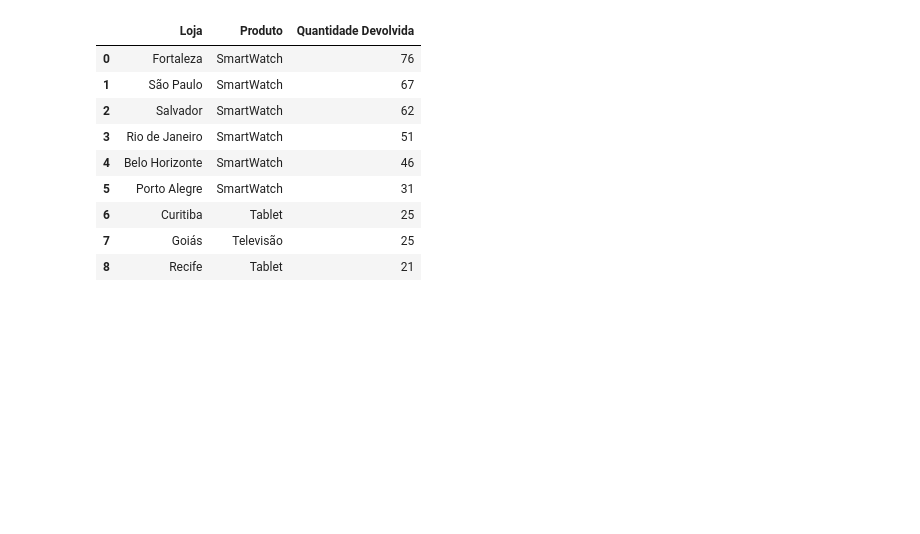
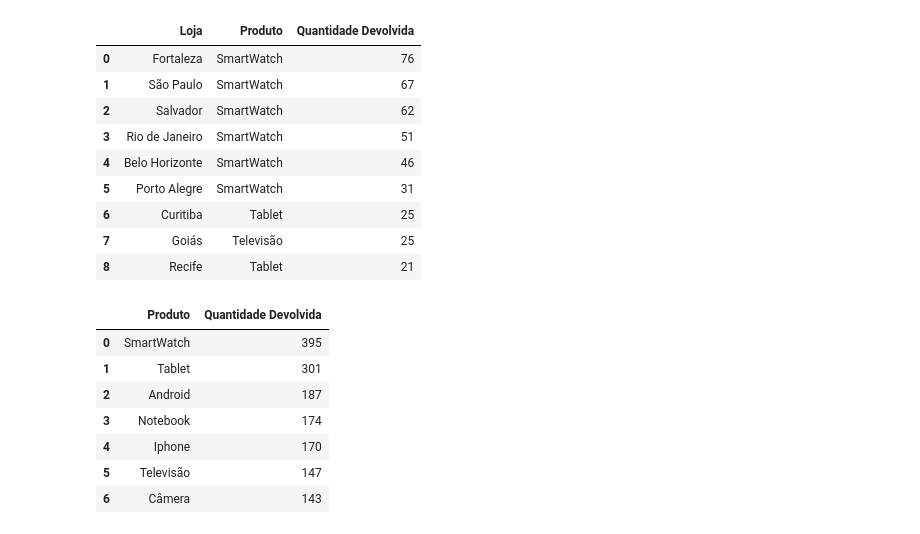
Before and after one commit to VictorSayoan/Analise-De-Dados-E-Automacao-De-Processos, a Jupyter notebook: Projeto_Atualizado_01_Indicadores_de_vendas_e_devoluções/Analise_Devolucao.ipynb, the cells around one changed output. Saved outputs shown, nothing was run; the diff lists cells and outputs as text; code cells hidden in the pictures; blank space fills up the shorter version.

Commit message:
Analise_Devolução_02

```diff
--- a/Projeto_Atualizado_01_Indicadores_de_vendas_e_devoluções/Analise_Devolucao.ipynb
+++ b/Projeto_Atualizado_01_Indicadores_de_vendas_e_devoluções/Analise_Devolucao.ipynb
@@ -65,3 +93,28 @@ Produto_Mais_Devolvido
 | 6 | Curitiba | Tablet | 25 |
 | 7 | Goiás | Televisão | 25 |
 | 8 | Recife | Tablet | 21 |
+# %%
+# Produto mais devolvido em todas as lojas:
+
+Produto_Devolvido_Lojas = Lista_Arquivos_Concatenados.groupby('Produto').sum()
+Produto_Devolvido_Lojas=Produto_Devolvido_Lojas[['Quantidade Devolvida']].sort_values(by='Quantidade Devolvida', ascending=False).reset_index()
+
+# Indicador de produto com mais devolução:
+Ind2=go.Figure(go.Indicator(
+    mode='number+delta',
+    title={"text": f"<span>{Produto_Devolvido_Lojas['Produto'].iloc[0]} - Store Return</span><br><span style='font-size:70%'>Store with more returns of products</span><br>"},
+    value=Produto_Devolvido_Lojas['Quantidade Devolvida'].iloc[0],
+    delta={'relative':True, 'valueformat':'.1%', 'reference':Produto_Devolvido_Lojas['Quantidade Devolvida'].iloc[1]}
+))
+Ind2.show()
+
+Produto_Devolvido_Lojas
+# %% [output]
+|  | Produto | Quantidade Devolvida |
+| 0 | SmartWatch | 395 |
+| 1 | Tablet | 301 |
+| 2 | Android | 187 |
+| 3 | Notebook | 174 |
+| 4 | Iphone | 170 |
+| 5 | Televisão | 147 |
+| 6 | Câmera | 143 |
```
Also changed, not shown: parts of 7 cells of this notebook.
